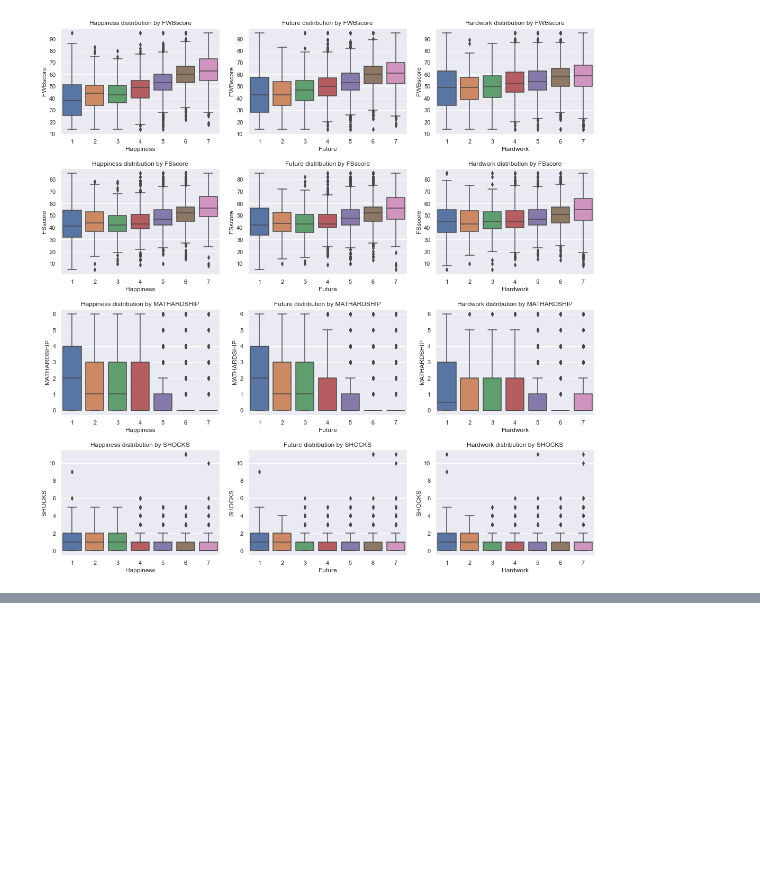
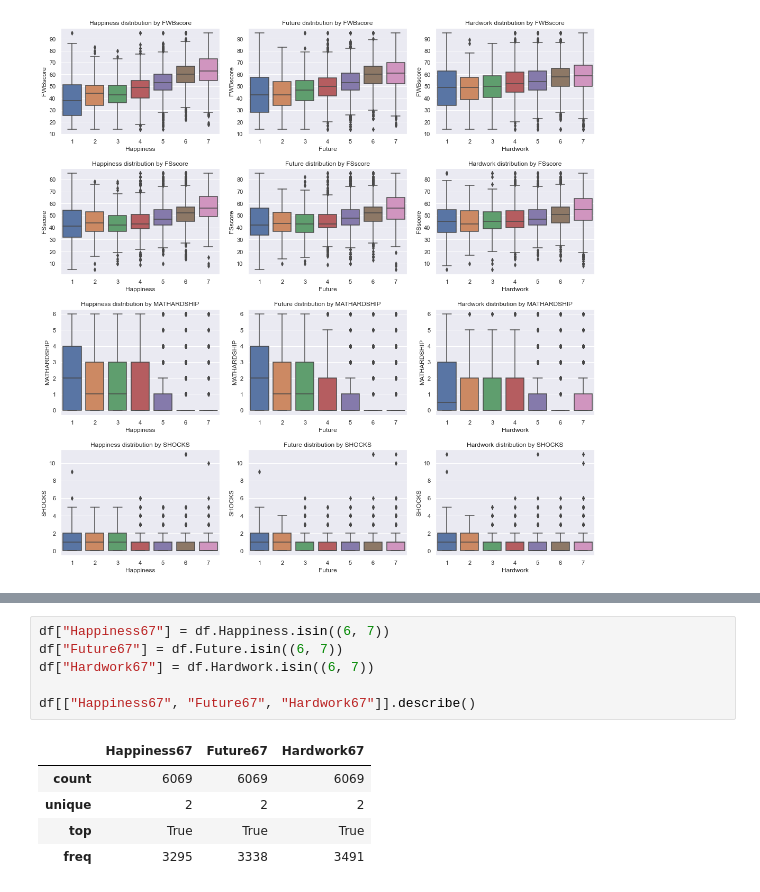
Before and after one commit to tanner-k/Capstone-2-Project-Financial-Wellness, a Jupyter notebook: notebooks/EDA.ipynb, the cells around one changed output, grey strips where cells are left out. Cells and saved outputs as stored; diff of their text form; blank space fills up the shorter version.

```diff
--- a/notebooks/EDA.ipynb
+++ b/notebooks/EDA.ipynb
@@ -167,0 +97,12 @@ This test results in a very low p-value which indicates that it is likely that t
+# %%
+df["Happiness67"] = df.Happiness.isin((6, 7))
+df["Future67"] = df.Future.isin((6, 7))
+df["Hardwork67"] = df.Hardwork.isin((6, 7))
+
+df[["Happiness67", "Future67", "Hardwork67"]].describe()
+# %% [output]
+|  | Happiness67 | Future67 | Hardwork67 |
+| count | 6069 | 6069 | 6069 |
+| unique | 2 | 2 | 2 |
+| top | True | True | True |
+| freq | 3295 | 3338 | 3491 |
```
Also changed, not shown: parts of 17 cells of this notebook.
